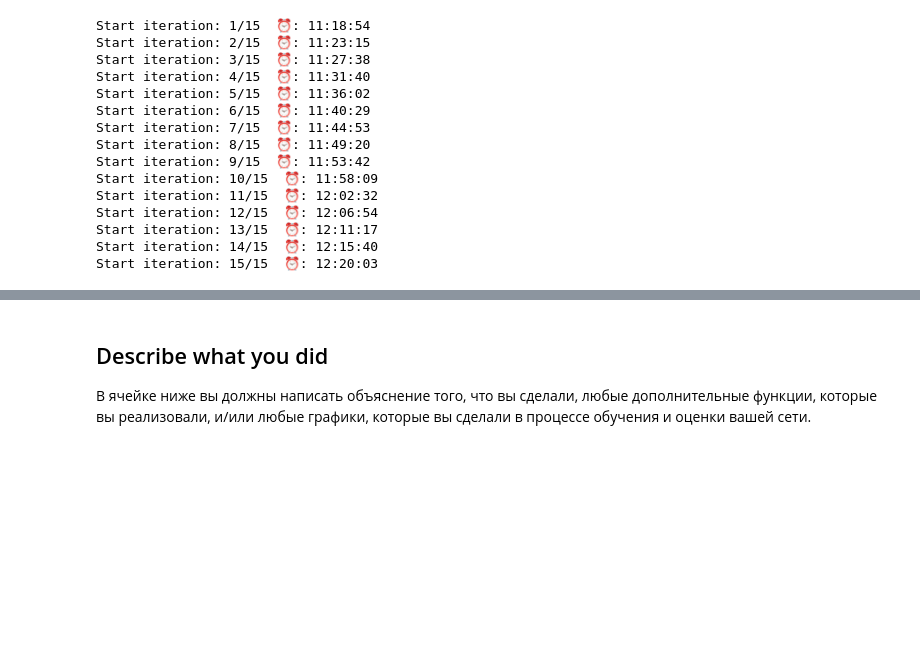
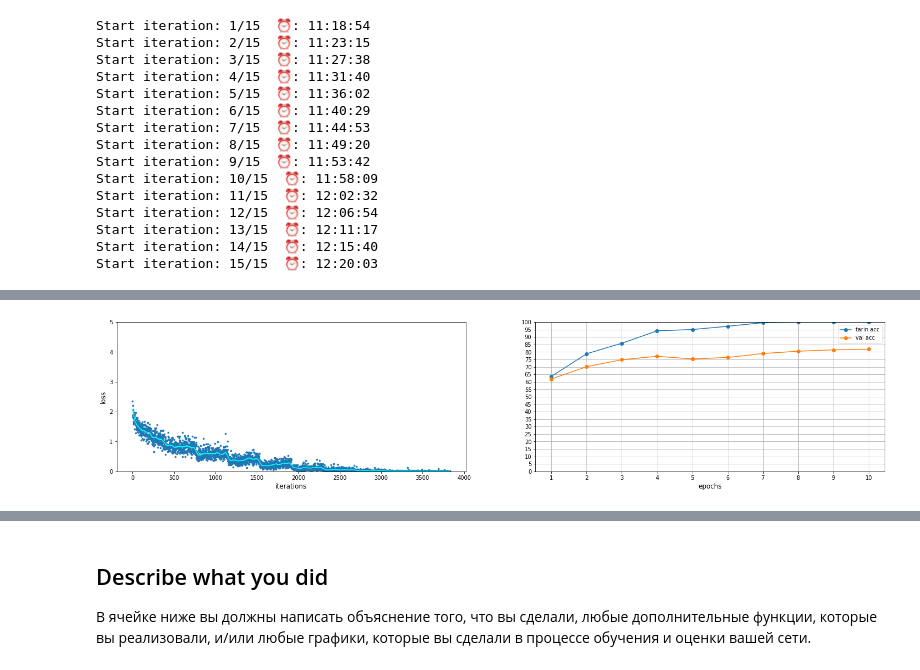
Before and after one commit to exp20/cs231n, a Jupyter notebook: assignment2/PyTorch.ipynb, the cells around one changed output, grey strips where cells are left out. Saved outputs shown, nothing was run; the diff lists cells and outputs as text; code cells hidden in the pictures; blank space fills up the shorter version.

```diff
--- a/assignment2/PyTorch.ipynb
+++ b/assignment2/PyTorch.ipynb
@@ -1884,7 +1809,6 @@ for key_arr in model_top2_arch1_info:
 # %% [markdown]
 - top 3
 # %%
-# 2, lr: 1.925e-04, N,M : 2,3, numb.conv.filters: [64, 512], 	 fc.input.size: 1024, 	 fc_downscale: 0.5
 arch_type = 2
 N = 2
 M = 3
@@ -1893,7 +1817,7 @@ fc_downscale = 0.5
 fc_h_sizes = [int(1024*fc_downscale**(i)) for i in range(0,M) ]
 
 model_top3_arch2_params = [arch_type, N, M, num_conv_filters, fc_h_sizes, fc_downscale]
-model_top3_arch2_info = random_search_loop_part2(model_top3_arch2_params, random_gridsearch_loader_train_2, my_loader_val, loader_check_train_acc_2,  num_iter = 15, train_epochs = 10)
+#model_top3_arch2_info = random_search_loop_part2(model_top3_arch2_params, random_gridsearch_loader_train_2, my_loader_val, loader_check_train_acc_2,  num_iter = 15, train_epochs = 10)
 # %% [output]
 Start iteration: 1/15  ⏰: 09:18:03
 Start iteration: 2/15  ⏰: 09:21:57
@@ -2044,0 +1970,6 @@ for key_arr in full_conv_net_info:
+# %%
+plot_model_history(model_top3_arch2_info[list(sorted_keys_top3_arch2)[0]][-3],
+                   model_top3_arch2_info[list(sorted_keys_top3_arch2)[0]][-2],
+                   model_top3_arch2_info[list(sorted_keys_top3_arch2)[0]][-1])
+# %% [output]
+[figure, added]
```
Also changed, not shown: parts of 30 cells of this notebook.
